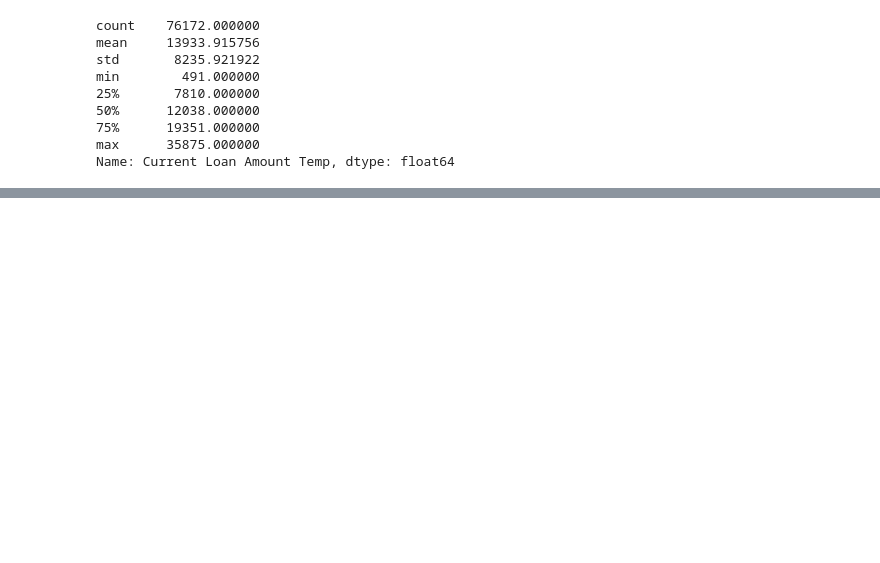
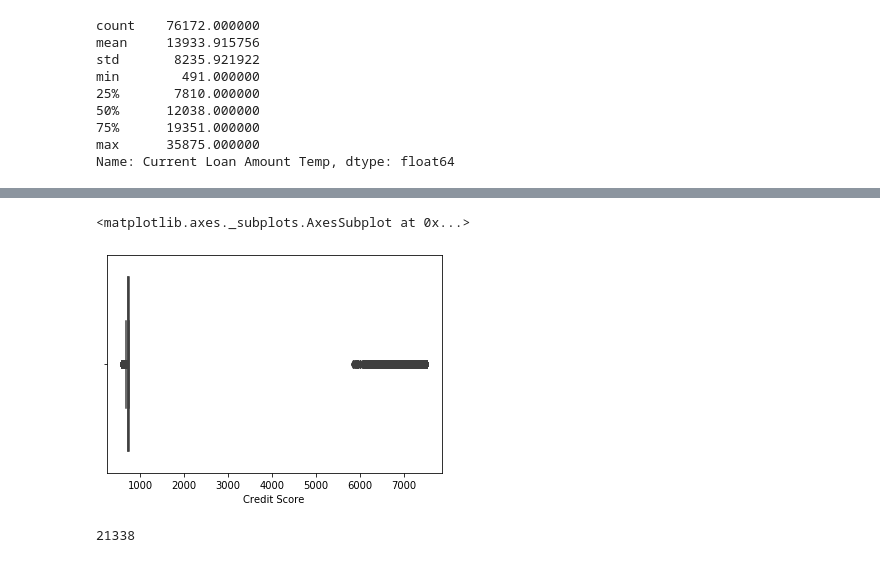
Before and after one commit to sukesh-reddy/Loan-Eligibility-Prediction-Using-Gradient-Boosting-Classifier, a Jupyter notebook: Loan Prediction.ipynb, the cells around one changed output, grey strips where cells are left out. Saved outputs shown, nothing was run; the diff lists cells and outputs as text; code cells hidden in the pictures; blank space fills up the shorter version.

```diff
--- a/Loan Prediction.ipynb
+++ b/Loan Prediction.ipynb
@@ -236,0 +265,11 @@ data = data.drop(['Current Loan Amount Temp'],
+# %%
+# Distribution of the credit core - outliers indication
+sns.boxplot(data['Credit Score'])
+# %% [output]
+<matplotlib.axes._subplots.AxesSubplot at 0x...>
+[figure, added]
+# %%
+# null values
+data['Credit Score'].isnull().sum()
+# %% [output]
+21338
```
Also changed, not shown: parts of 21 cells of this notebook, 3 other files.
